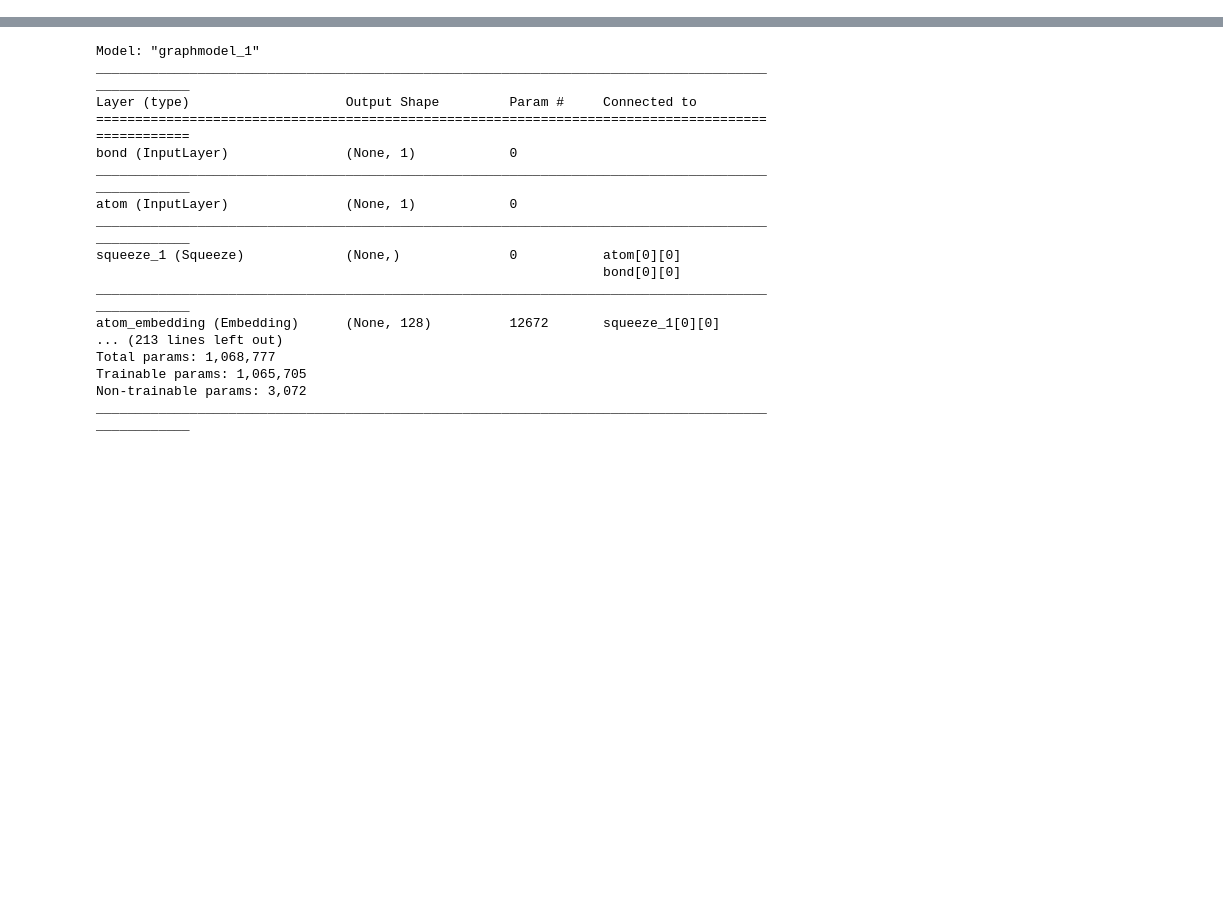
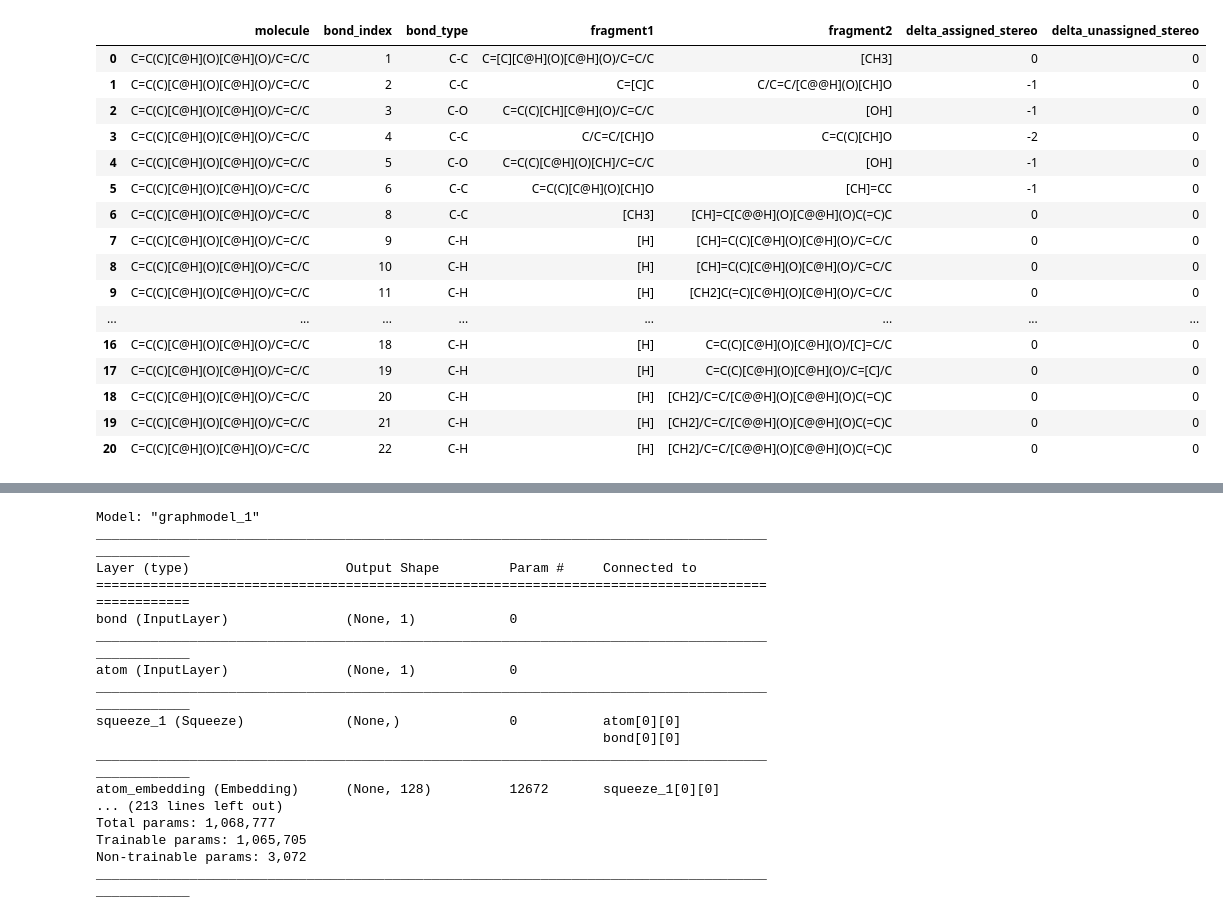
Before and after one commit to pstjohn/bde_prediction_flask, a Jupyter notebook: bde_prediction/test_bde_prediction.ipynb, the cells around one changed output, grey strips where cells are left out. Saved outputs shown, nothing was run; the diff lists cells and outputs as text; code cells hidden in the pictures; blank space fills up the shorter version.

```diff
--- a/bde_prediction/test_bde_prediction.ipynb
+++ b/bde_prediction/test_bde_prediction.ipynb
@@ -4,6 +4,6 @@ import numpy as np
 # %%
 bde_dft = pd.read_csv('model_files/rdf_data_190531.csv.gz')
 # %%
-smiles = 'C/C=C/[C@H](O)CCCC'
+smiles = 'C=C(C)[C@H](O)[C@H](O)/C=C/C'
 # %%
 from bde.fragment import fragment_iterator
@@ -10 +12,21 @@ from bde.fragment import fragment_iterator
+# %%
+frag_df
+# %% [output]
+|  | molecule | bond_index | bond_type | fragment1 | fragment2 | delta_assigned_stereo | delta_unassigned_stereo |
+| 0 | C=C(C)[C@H](O)[C@H](O)/C=C/C | 1 | C-C | C=[C][C@H](O)[C@H](O)/C=C/C | [CH3] | 0 | 0 |
+| 1 | C=C(C)[C@H](O)[C@H](O)/C=C/C | 2 | C-C | C=[C]C | C/C=C/[C@@H](O)[CH]O | -1 | 0 |
+| 2 | C=C(C)[C@H](O)[C@H](O)/C=C/C | 3 | C-O | C=C(C)[CH][C@H](O)/C=C/C | [OH] | -1 | 0 |
+| 3 | C=C(C)[C@H](O)[C@H](O)/C=C/C | 4 | C-C | C/C=C/[CH]O | C=C(C)[CH]O | -2 | 0 |
+| 4 | C=C(C)[C@H](O)[C@H](O)/C=C/C | 5 | C-O | C=C(C)[C@H](O)[CH]/C=C/C | [OH] | -1 | 0 |
+| 5 | C=C(C)[C@H](O)[C@H](O)/C=C/C | 6 | C-C | C=C(C)[C@H](O)[CH]O | [CH]=CC | -1 | 0 |
+| 6 | C=C(C)[C@H](O)[C@H](O)/C=C/C | 8 | C-C | [CH3] | [CH]=C[C@@H](O)[C@@H](O)C(=C)C | 0 | 0 |
+| 7 | C=C(C)[C@H](O)[C@H](O)/C=C/C | 9 | C-H | [H] | [CH]=C(C)[C@H](O)[C@H](O)/C=C/C | 0 | 0 |
+| 8 | C=C(C)[C@H](O)[C@H](O)/C=C/C | 10 | C-H | [H] | [CH]=C(C)[C@H](O)[C@H](O)/C=C/C | 0 | 0 |
+| 9 | C=C(C)[C@H](O)[C@H](O)/C=C/C | 11 | C-H | [H] | [CH2]C(=C)[C@H](O)[C@H](O)/C=C/C | 0 | 0 |
+| ... | ... | ... | ... | ... | ... | ... | ... |
+| 16 | C=C(C)[C@H](O)[C@H](O)/C=C/C | 18 | C-H | [H] | C=C(C)[C@H](O)[C@H](O)/[C]=C/C | 0 | 0 |
+| 17 | C=C(C)[C@H](O)[C@H](O)/C=C/C | 19 | C-H | [H] | C=C(C)[C@H](O)[C@H](O)/C=[C]/C | 0 | 0 |
+| 18 | C=C(C)[C@H](O)[C@H](O)/C=C/C | 20 | C-H | [H] | [CH2]/C=C/[C@@H](O)[C@@H](O)C(=C)C | 0 | 0 |
+| 19 | C=C(C)[C@H](O)[C@H](O)/C=C/C | 21 | C-H | [H] | [CH2]/C=C/[C@@H](O)[C@@H](O)C(=C)C | 0 | 0 |
+| 20 | C=C(C)[C@H](O)[C@H](O)/C=C/C | 22 | C-H | [H] | [CH2]/C=C/[C@@H](O)[C@@H](O)C(=C)C | 0 | 0 |
 # %%
```
Also changed, not shown: parts of 3 cells of this notebook, 1 other file.
